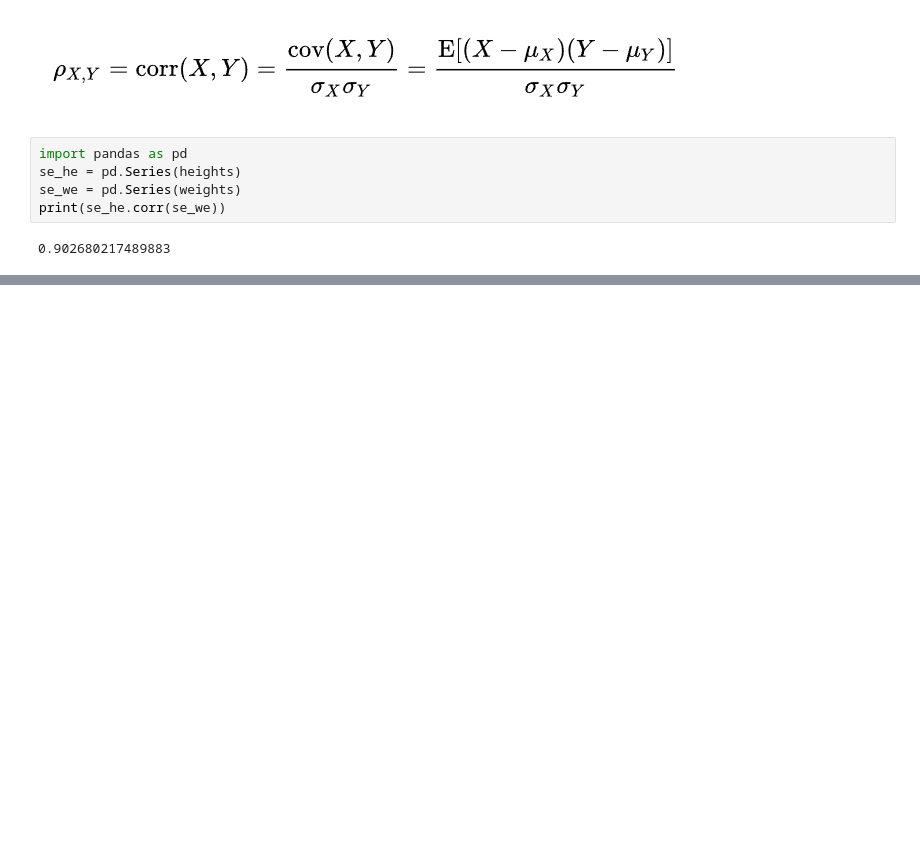
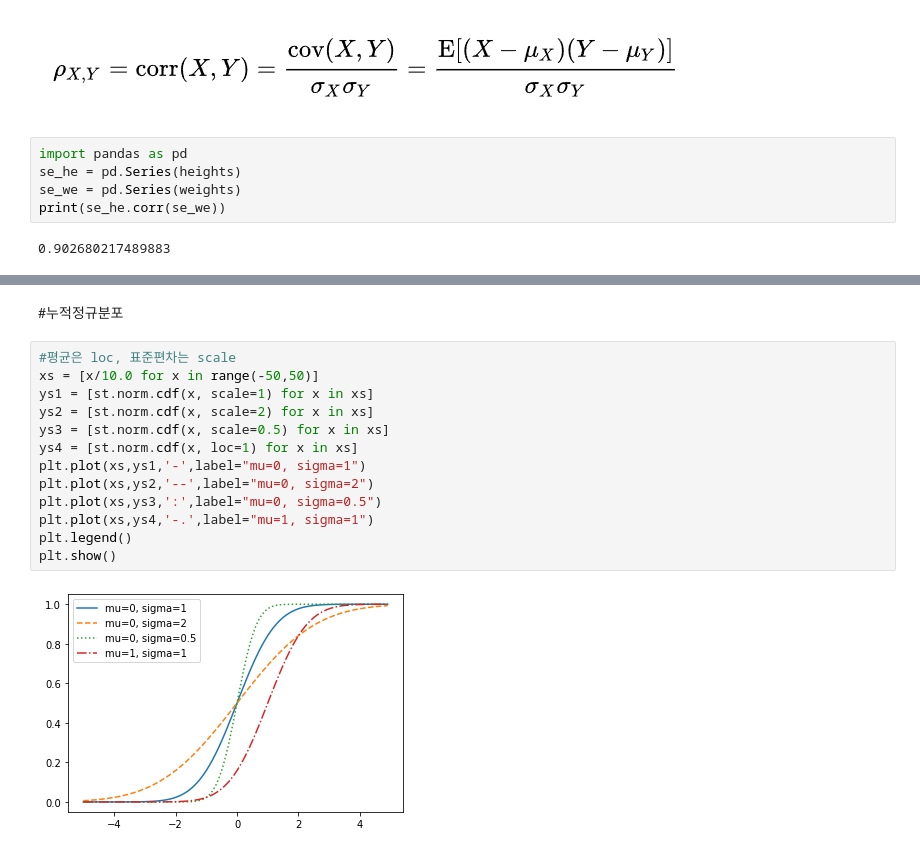
Before and after one commit to serinss/seSAC_Python_Class, a Jupyter notebook: 통계데이터분석_수학_중심.ipynb, the cells around one changed output, grey strips where cells are left out. Saved outputs shown, nothing was run; the diff lists cells and outputs as text; blank space fills up the shorter version.

```diff
--- a/통계데이터분석_수학_중심.ipynb
+++ b/통계데이터분석_수학_중심.ipynb
@@ -58,0 +191,17 @@ print(se_he.corr(se_we))
+# %% [markdown]
+#누적정규분포
+# %%
+#평균은 loc, 표준편차는 scale
+xs = [x/10.0 for x in range(-50,50)]
+ys1 = [st.norm.cdf(x, scale=1) for x in xs]
+ys2 = [st.norm.cdf(x, scale=2) for x in xs]
+ys3 = [st.norm.cdf(x, scale=0.5) for x in xs]
+ys4 = [st.norm.cdf(x, loc=1) for x in xs]
+plt.plot(xs,ys1,'-',label="mu=0, sigma=1")
+plt.plot(xs,ys2,'--',label="mu=0, sigma=2")
+plt.plot(xs,ys3,':',label="mu=0, sigma=0.5")
+plt.plot(xs,ys4,'-.',label="mu=1, sigma=1")
+plt.legend()
+plt.show()
+# %% [output]
+[figure, added]
```
Also changed, not shown: parts of 30 cells of this notebook.
